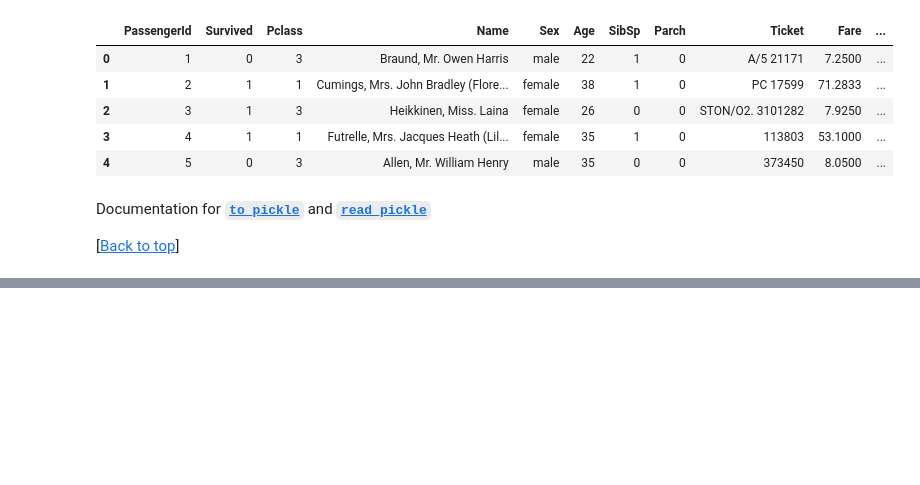
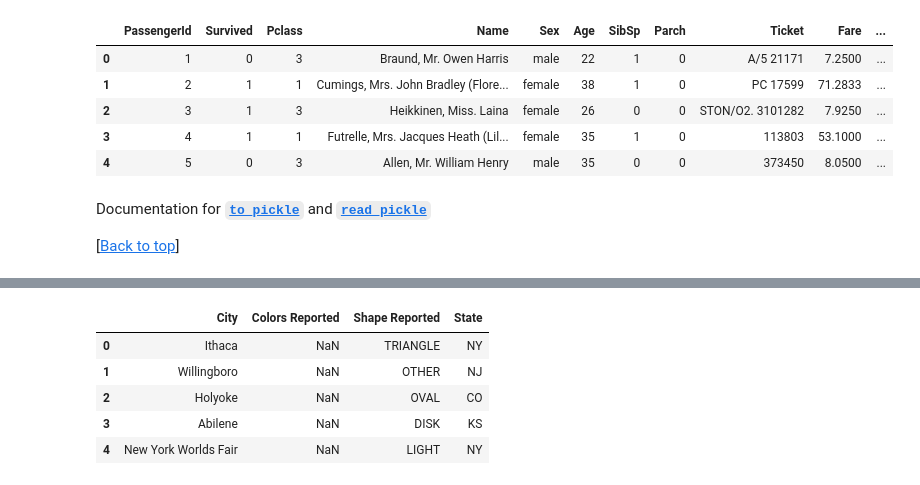
Before and after one commit to justmarkham/pandas-videos, a Jupyter notebook: pandas.ipynb, the cells around one changed output, grey strips where cells are left out. Cells and saved outputs as stored; diff of their text form; code cells hidden in the pictures; blank space fills up the shorter version.

```diff
--- a/pandas.ipynb
+++ b/pandas.ipynb
@@ -2304,0 +2383,10 @@ Documentation for [**`to_pickle`**](http://pandas.pydata.org/pandas-docs/stable/
+# %%
+# 'loc' is inclusive of the stopping label because you don't necessarily know what label will come after it
+ufo.loc[0:4, 'City':'State']
+# %% [output]
+|  | City | Colors Reported | Shape Reported | State |
+| 0 | Ithaca | NaN | TRIANGLE | NY |
+| 1 | Willingboro | NaN | OTHER | NJ |
+| 2 | Holyoke | NaN | OVAL | CO |
+| 3 | Abilene | NaN | DISK | KS |
+| 4 | New York Worlds Fair | NaN | LIGHT | NY |
```
Also changed, not shown: parts of 21 cells of this notebook, 1 other file.
